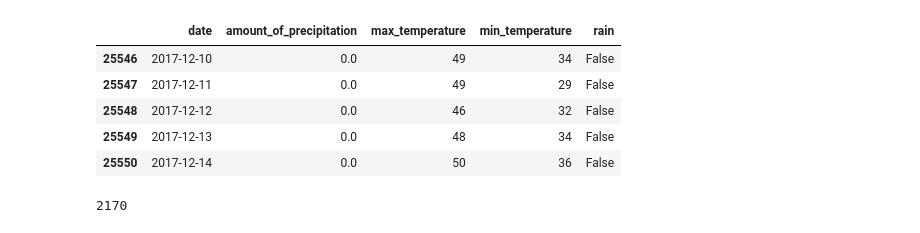
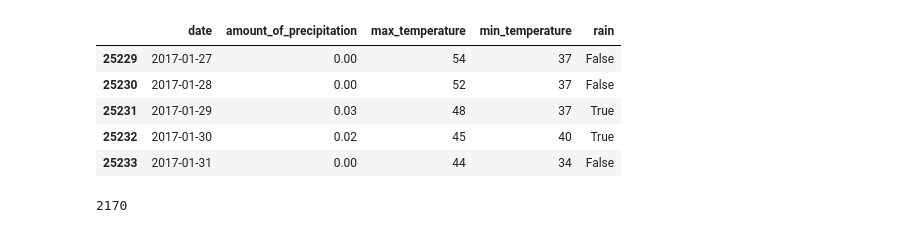
Before and after one commit to mk-dir/mlTempPredictor, a Jupyter notebook: main.ipynb, the cells around one changed output. Drawn from its saved outputs; the diff is of its cells as text; code cells hidden in the pictures.

```diff
--- a/main.ipynb
+++ b/main.ipynb
@@ -1,18 +1,19 @@
 # %%
 #Data
 import pandas as pd
 data = pd.read_csv('seattleWeather_1948-2017.csv', parse_dates=['date'])
 filtered_data=data[[d.month == 1 for d in data.date]].copy()
 
 
 data.tail()
+filtered_data.tail()
 # %% [output]
 |  | date | amount_of_precipitation | max_temperature | min_temperature | rain |
-| 25546 | 2017-12-10 | 0.0 | 49 | 34 | False |
-| 25547 | 2017-12-11 | 0.0 | 49 | 29 | False |
-| 25548 | 2017-12-12 | 0.0 | 46 | 32 | False |
-| 25549 | 2017-12-13 | 0.0 | 48 | 34 | False |
-| 25550 | 2017-12-14 | 0.0 | 50 | 36 | False |
+| 25229 | 2017-01-27 | 0.00 | 54 | 37 | False |
+| 25230 | 2017-01-28 | 0.00 | 52 | 37 | False |
+| 25231 | 2017-01-29 | 0.03 | 48 | 37 | True |
+| 25232 | 2017-01-30 | 0.02 | 45 | 40 | True |
+| 25233 | 2017-01-31 | 0.00 | 44 | 34 | False |
 # %%
 len(filtered_data)
 # %% [output]
```
Also changed, not shown: parts of 11 cells of this notebook, 2 other files.
